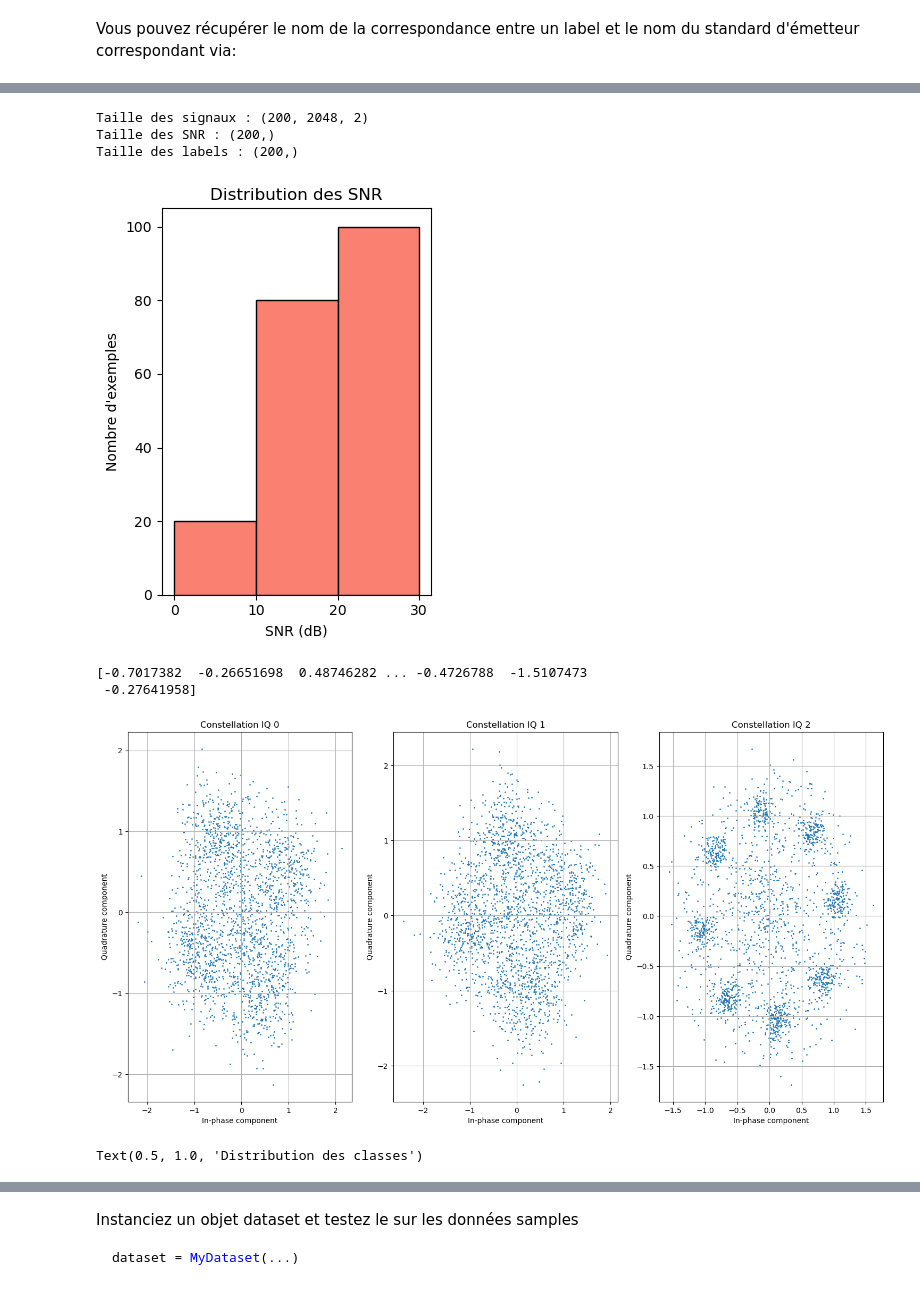
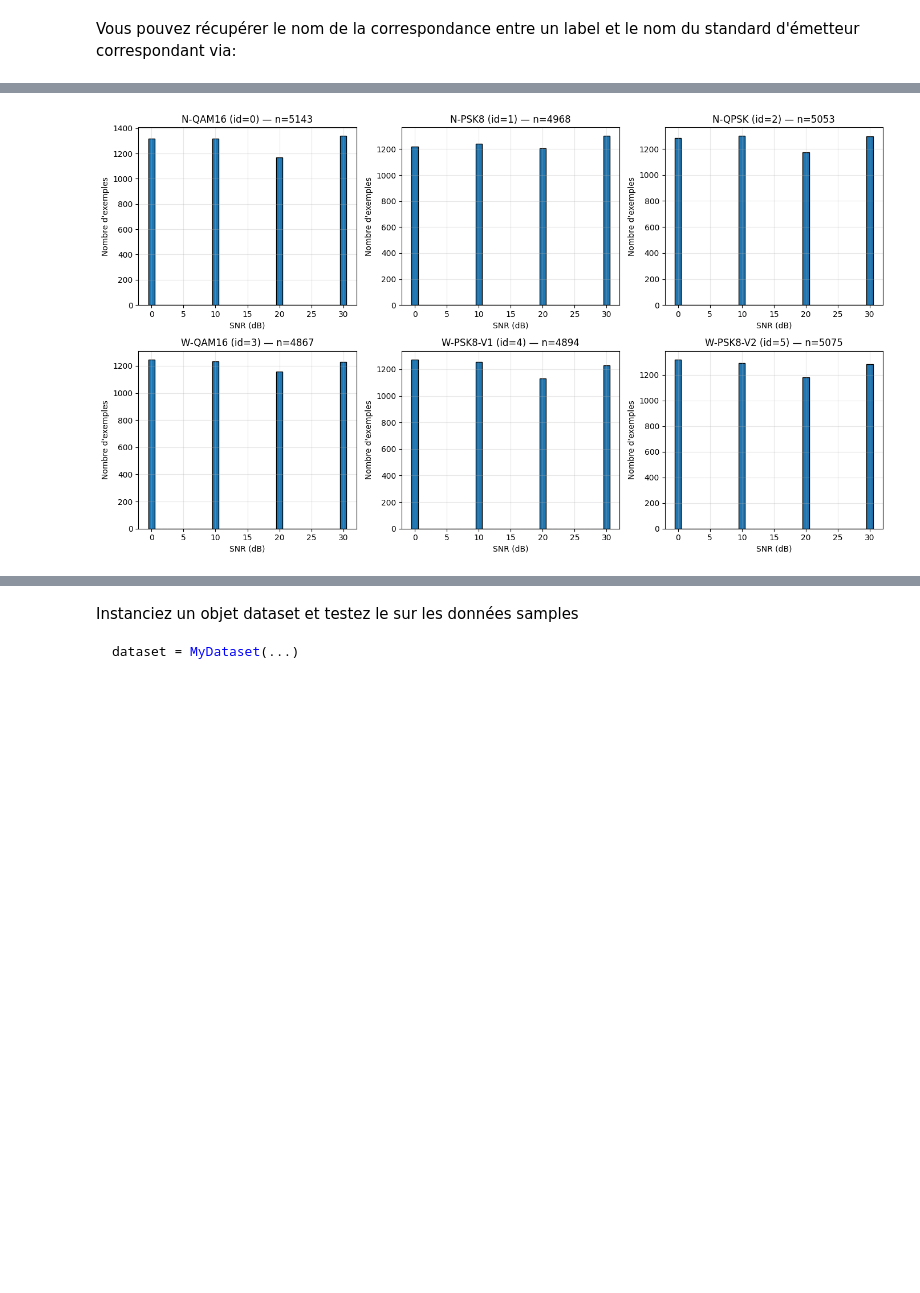
Before and after one commit to dparicio/TP3-Signal, a Jupyter notebook: dlts_tp3.ipynb, the cells around one changed output, grey strips where cells are left out. Saved outputs shown, nothing was run; the diff lists cells and outputs as text; code cells hidden in the pictures; blank space fills up the shorter version.

```diff
--- a/dlts_tp3.ipynb
+++ b/dlts_tp3.ipynb
@@ -83,7 +83,7 @@ Un fichier hdf5 est consitué d'une arborescence de datasets et de groups. Un da
 
 Par exemple vous pouvez charger les données samples selon la cellule suivante:
 # %%
-sample_data_path = 'samples.hdf5'
+sample_data_path = 'train.hdf5'
 
 data = h5py.File(sample_data_path , 'r')
 
@@ -110,3 +110,10 @@ Commencez par étudier les données:
     - visualisez quelques signaux bien choisis selon une ou des représentations que vous choisirez
 
 Remarque : dans ce TP il n'y a pas beaucoup à gagner à faire du feature engineering
+# %%
+with h5py.File(sample_data_path , 'r') as data:
+    signals = np.array(data['signaux'])      # shape: (N, 2, 2048)
+    snr = np.array(data['snr'])              # shape: (N,)
+    labels_dict = get_labels(data)           # {label_id: label_name, ...}
+    labels_id = np.array(data['labels'])     # shape: (N,)
+    labels = [labels_dict[id] for id in labels_id] # shape: (N,)
@@ -113,51 +246,29 @@ Remarque : dans ce TP il n'y a pas beaucoup à gagner à faire du feature engine
 # %%
-with h5py.File(sample_data_path, 'r') as data:
-    signals = np.array(data['signaux'])      # shape: (N, 2, 2048)
-    snr = np.array(data['snr'])              # shape: (N,)
-    labels_id = np.array(data['labels'])     # shape: (N,)
+# SNR distribution per class
+unique_labels = np.unique(labels_id)
+n_labels = unique_labels.size
+nrows, ncols = 2, 3
 
-# 1. Observer la taille des données
-print("Taille des signaux :", signals.shape)
-print("Taille des SNR :", snr.shape)
-print("Taille des labels :", labels_id.shape)
+fig, axes = plt.subplots(nrows, ncols, figsize=(14, 8))
+axes = axes.flatten()
 
-plt.subplot(1, 2, 2)
-plt.hist(snr, bins=np.unique(snr), color='salmon', edgecolor='k')
-plt.xlabel("SNR (dB)")
-plt.ylabel("Nombre d'exemples")
-plt.title("Distribution des SNR")
+bins = np.arange(snr.min(), snr.max() + 2) - 0.5  # discrete SNR bins (e.g. 0,10,20,30)
+
+for ax, label_id in zip(axes, unique_labels):
+    snr_for_label = snr[labels_id == label_id]
+    plt.sca(ax)  # make ax the current axis so plt.hist draws into it
+    plt.hist(snr_for_label, bins=bins, color='tab:blue', edgecolor='k')
+    plt.title(f"{labels_dict[label_id]} (id={label_id}) — n={snr_for_label.size}")
+    plt.xlabel("SNR (dB)")
+    plt.ylabel("Nombre d'exemples")
+    # plt.xticks(np.unique(snr))
+    plt.grid(alpha=0.3)
+
+# hide extra axes if any
+for ax in axes[n_labels:]:
+    ax.axis('off')
+
 plt.tight_layout()
 plt.show()
-
-print(signals[1, :, 0])  # Composante I du signal 1
-
-# 3. Visualisation de quelques signaux
-n_examples = 3
-plt.figure(figsize=(15, 15))
-for i in range(n_examples):
-    idx = i  # ou choisir des indices spécifiques
-    plt.subplot(2, n_examples, n_examples+i+1)
-    plt.scatter(signals[idx, :, 0], signals[idx, :, 1], s=1)
-    plt.title(f"Constellation IQ {idx}")
-    plt.xlabel("In-phase component")
-    plt.ylabel("Quadrature component")
-    plt.grid(True)
-plt.tight_layout()
-plt.show()
-
-# 2. Distribution des classes et des SNR
-plt.figure(figsize=(12, 4))
-plt.subplot(1, 2, 1)
-plt.hist(labels_id, bins=np.arange(labels_id.min(), labels_id.max()+2)-0.5, color='skyblue', edgecolor='k')
-plt.xlabel("Classe (label)")
-plt.ylabel("Nombre d'exemples")
-plt.title("Distribution des classes")
 # %% [output]
-Taille des signaux : (200, 2048, 2)
-Taille des SNR : (200,)
-Taille des labels : (200,)
-[figure, old version]
+[figure, new version]
-[-0.7017382  -0.26651698  0.48746282 ... -0.4726788  -1.5107473
- -0.27641958]
-[figure, removed]
-Text(0.5, 1.0, 'Distribution des classes')
```
Also changed, not shown: parts of 26 cells of this notebook.
